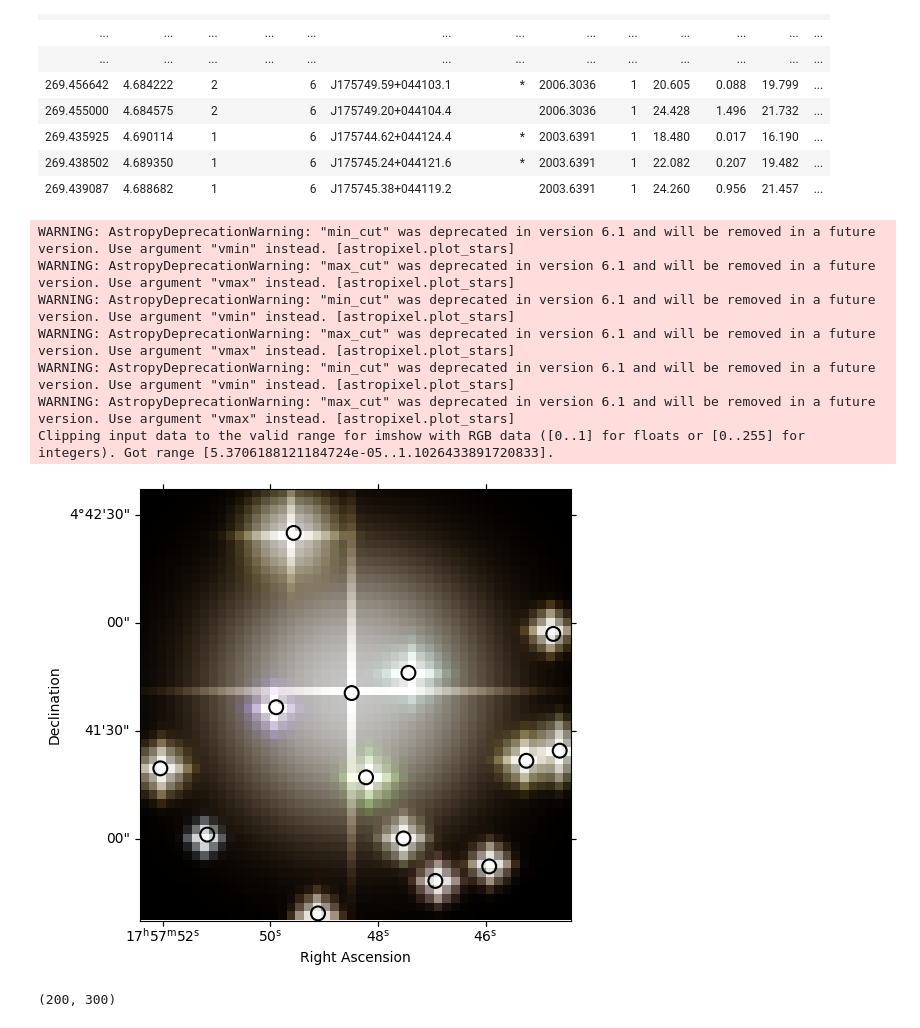
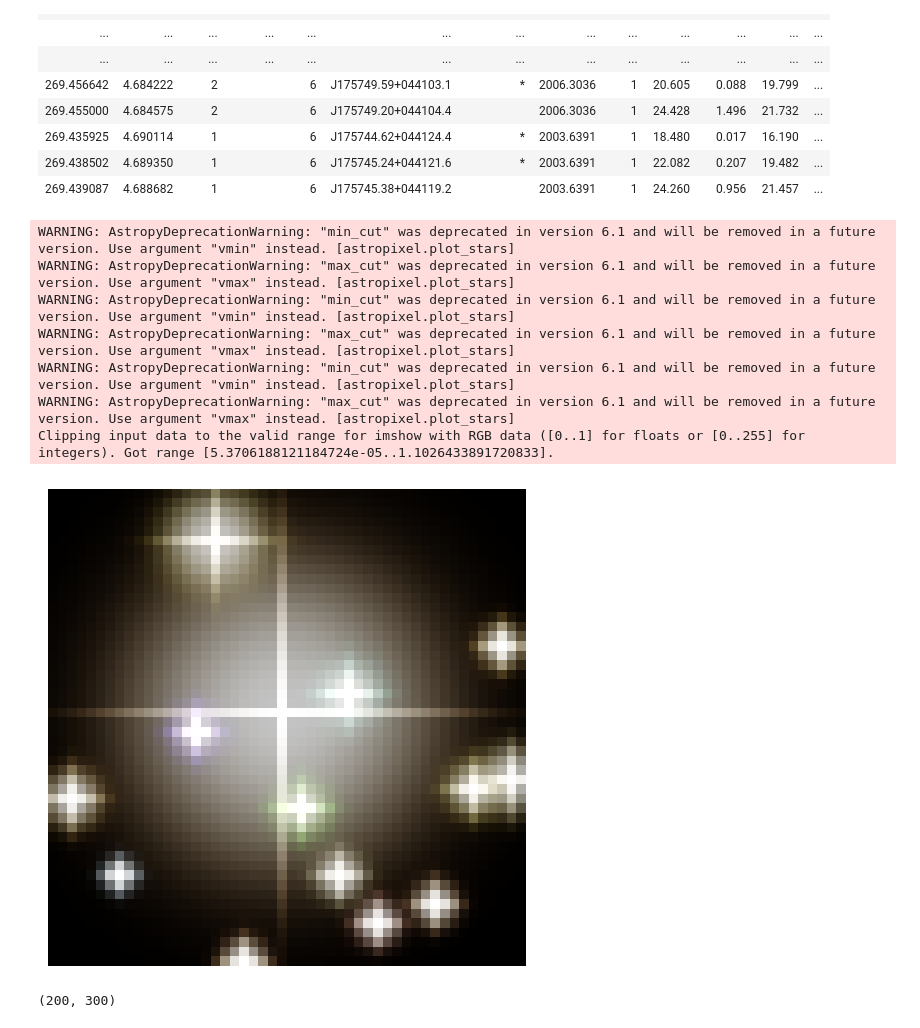
Before and after one commit to SpacialTree/astropixel, a Jupyter notebook: notebooks/plotting.ipynb, the cells around one changed output. Cells and saved outputs as stored; diff of their text form; code cells hidden in the pictures.

Commit message:
updated plot

```diff
--- a/notebooks/plotting.ipynb
+++ b/notebooks/plotting.ipynb
@@ -44,22 +44,23 @@ plotter = plot_stars.StarPlotter(coord, size=(50, 50), radius=1*u.arcmin)
 # %%
 fig = plt.figure(figsize=(10, 8))
 ax1 = fig.add_subplot(121, projection=plotter.wcs)
-plotter.plot_cross_psf_field_rgb(ax=ax1, labels=True)
-ax1.scatter(plotter.cat['RAJ2000'], plotter.cat['DEJ2000'], transform=ax1.get_transform('world'), s=100, edgecolor='black', facecolor='none', lw=1.5)
+plotter.plot_cross_psf_field_rgb(ax=ax1, labels=False)
+#ax1.scatter(plotter.cat['RAJ2000'], plotter.cat['DEJ2000'], transform=ax1.get_transform('world'), s=100, edgecolor='black', facecolor='none', lw=1.5)
 #plotter.plot_scatter_field(ax=ax1, labels=True)
 #ax2 = fig.add_subplot(122, projection=plotter.wcs)
 #ax2 = plotter.plot_cross_psf_field_rgb(ax=ax2, labels=True)
 
 plt.tight_layout()
+plt.savefig('barnardstar.png')
 # %% [output]
 WARNING: AstropyDeprecationWarning: "min_cut" was deprecated in version 6.1 and will be removed in a future version. Use argument "vmin" instead. [astropixel.plot_stars]
 WARNING: AstropyDeprecationWarning: "max_cut" was deprecated in version 6.1 and will be removed in a future version. Use argument "vmax" instead. [astropixel.plot_stars]
 WARNING: AstropyDeprecationWarning: "min_cut" was deprecated in version 6.1 and will be removed in a future version. Use argument "vmin" instead. [astropixel.plot_stars]
 WARNING: AstropyDeprecationWarning: "max_cut" was deprecated in version 6.1 and will be removed in a future version. Use argument "vmax" instead. [astropixel.plot_stars]
 WARNING: AstropyDeprecationWarning: "min_cut" was deprecated in version 6.1 and will be removed in a future version. Use argument "vmin" instead. [astropixel.plot_stars]
 WARNING: AstropyDeprecationWarning: "max_cut" was deprecated in version 6.1 and will be removed in a future version. Use argument "vmax" instead. [astropixel.plot_stars]
 Clipping input data to the valid range for imshow with RGB data ([0..1] for floats or [0..255] for integers). Got range [5.3706188121184724e-05..1.1026433891720833].
-[figure, old version]
+[figure, new version]
 # %%
 size = (300, 200)
 x = np.linspace(0, size[0]-1, size[0])
```
